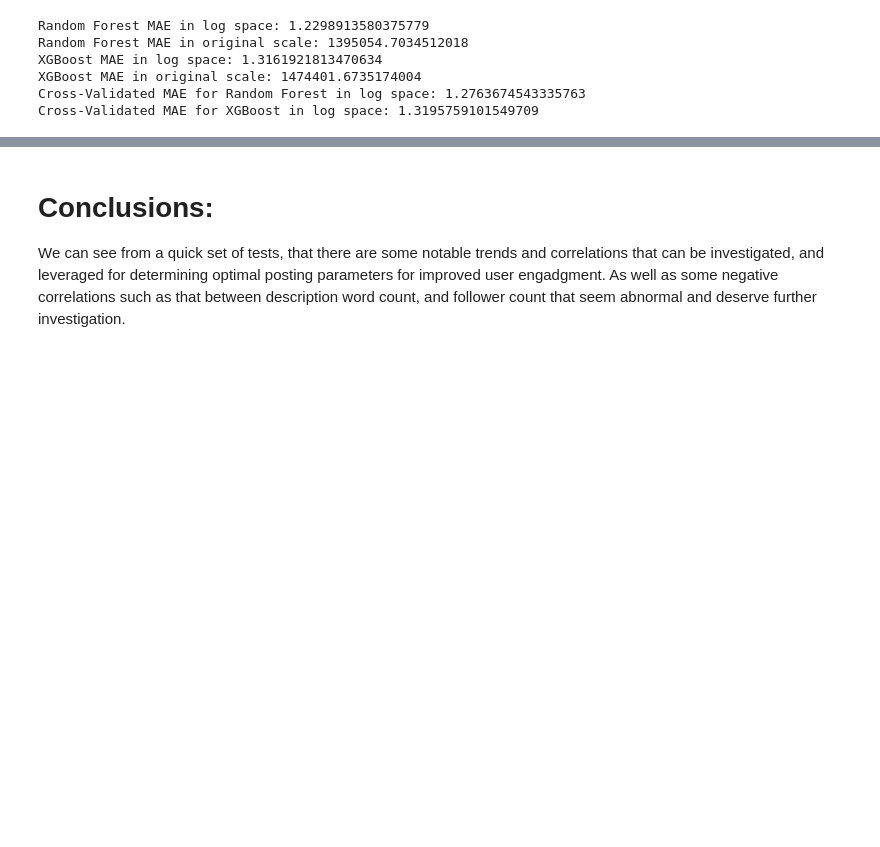
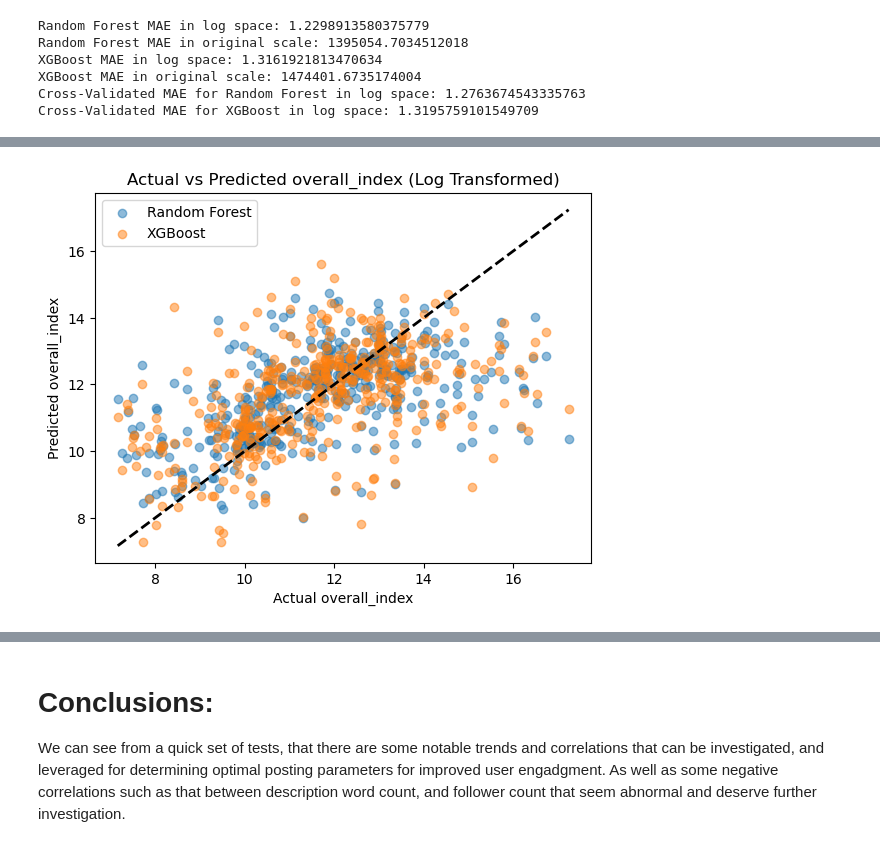
Before and after one commit to JamesHutchins2/DS_Project_Fall_2024, a Jupyter notebook: EDA_TikTok.ipynb, the cells around one changed output, grey strips where cells are left out. Saved outputs shown, nothing was run; the diff lists cells and outputs as text; code cells hidden in the pictures; blank space fills up the shorter version.

```diff
--- a/EDA_TikTok.ipynb
+++ b/EDA_TikTok.ipynb
@@ -228,3 +233,83 @@ XGBoost MAE in log space: 1.3161921813470634
 XGBoost MAE in original scale: 1474401.6735174004
 Cross-Validated MAE for Random Forest in log space: 1.2763674543335763
 Cross-Validated MAE for XGBoost in log space: 1.3195759101549709
+# %%
+# comprehensive TikTok score
+
+df['overall_index'] = (
+    df['video_play_count'] * 0.5 +
+    df['video_comment_count'] * 0.2 +
+    df['video_heart_count'] * 0.2 +
+    df['video_share_count'] * 0.1
+)
+
+df['log_overall_index'] = np.log1p(df['overall_index'])
+
+features = df[['author_follower_count', 'word_count', 'sentiment_polarity',
+               'sentiment_subjectivity', 'topic', 'hour']]
+target = df['log_overall_index']
+
+from sklearn.model_selection import train_test_split
+X_train, X_test, y_train, y_test = train_test_split(features, target, test_size=0.2, random_state=42)
+
+from sklearn.preprocessing import StandardScaler
+scaler = StandardScaler()
+X_train_scaled = scaler.fit_transform(X_train)
+X_test_scaled = scaler.transform(X_test)
+
+from sklearn.ensemble import RandomForestRegressor
+rf_model = RandomForestRegressor(n_estimators=100, random_state=42)
+rf_model.fit(X_train_scaled, y_train)
+
+y_pred_rf = rf_model.predict(X_test_scaled)
+
+from xgboost import XGBRegressor
+xgb_model = XGBRegressor(n_estimators=100, random_state=42)
+xgb_model.fit(X_train_scaled, y_train)
+
+y_pred_xgb = xgb_model.predict(X_test_scaled)
+
+from sklearn.metrics import mean_absolute_error
+
+mae_rf = mean_absolute_error(y_test, y_pred_rf)
+print(f'Random Forest MAE: {mae_rf}')
+
+mae_xgb = mean_absolute_error(y_test, y_pred_xgb)
+print(f'XGBoost MAE: {mae_xgb}')
+
+from sklearn.model_selection import cross_val_score
+
+cv_scores_rf = cross_val_score(rf_model, X_train_scaled, y_train, cv=5, scoring='neg_mean_absolute_error')
+cv_mae_rf = -cv_scores_rf.mean()
+print(f'Cross-Validated MAE for Random Forest: {cv_mae_rf}')
+
+cv_scores_xgb = cross_val_score(xgb_model, X_train_scaled, y_train, cv=5, scoring='neg_mean_absolute_error')
+cv_mae_xgb = -cv_scores_xgb.mean()
+print(f'Cross-Validated MAE for XGBoost: {cv_mae_xgb}')
+
+import matplotlib.pyplot as plt
+
+plt.scatter(y_test, y_pred_rf, alpha=0.5, label='Random Forest')
+plt.scatter(y_test, y_pred_xgb, alpha=0.5, label='XGBoost')
+plt.plot([y_test.min(), y_test.max()], [y_test.min(), y_test.max()], 'k--', lw=2)
+plt.xlabel('Actual overall_index')
+plt.ylabel('Predicted overall_index')
+plt.legend()
+plt.title('Actual vs Predicted overall_index (Log Transformed)')
+plt.show()
+
+
+# Random Forest 特征重要性
+import pandas as pd
+feature_importances_rf = pd.DataFrame({
+    'Feature': features.columns,
+    'Importance': rf_model.feature_importances_
+}).sort_values(by='Importance', ascending=False)
+
+print(feature_importances_rf)
+
+# visulization
+feature_importances_rf.plot(kind='bar', x='Feature', y='Importance', legend=False)
+plt.title('Feature Importance in Random Forest')
+plt.show()
+# %% [output]
@@ -230,0 +320 @@ Cross-Validated MAE for XGBoost in log space: 1.3195759101549709
+[figure, added]
```
Also changed, not shown: parts of 2 cells of this notebook.
